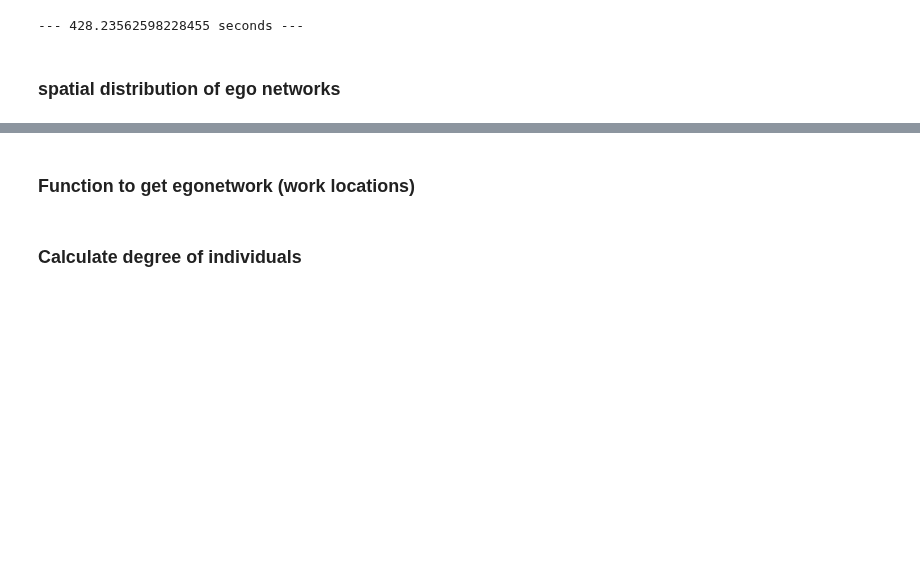
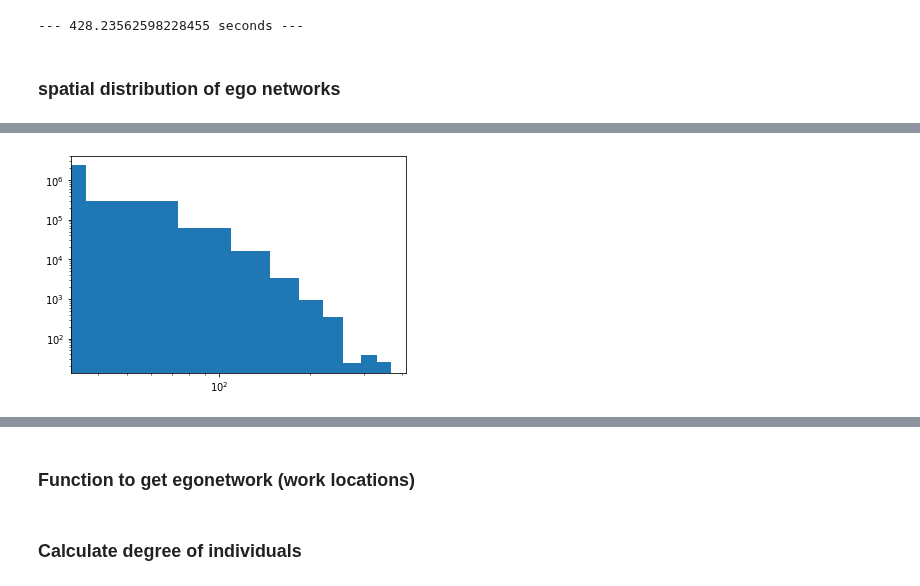
Before and after one commit to sandorjuhasz/ties-around-home, a Jupyter notebook: scripts/degree_home_work.ipynb, the cells around one changed output, grey strips where cells are left out. Saved outputs shown, nothing was run; the diff lists cells and outputs as text; code cells hidden in the pictures; blank space fills up the shorter version.

```diff
--- a/scripts/degree_home_work.ipynb
+++ b/scripts/degree_home_work.ipynb
@@ -105,0 +124,7 @@ plt.hist(m5['dist_from_friend_h'], bins = [0,500, 1000, 1500, 2000, 2500, 3000,
+# %%
+# plt.hist(geo_edgelist['dist_ww'], range=(0,100))
+plt.hist(geo_edgelist['dist_ww'])
+plt.loglog()
+plt.show()
+# %% [output]
+[figure, added]
```
Also changed, not shown: parts of 9 cells of this notebook.
